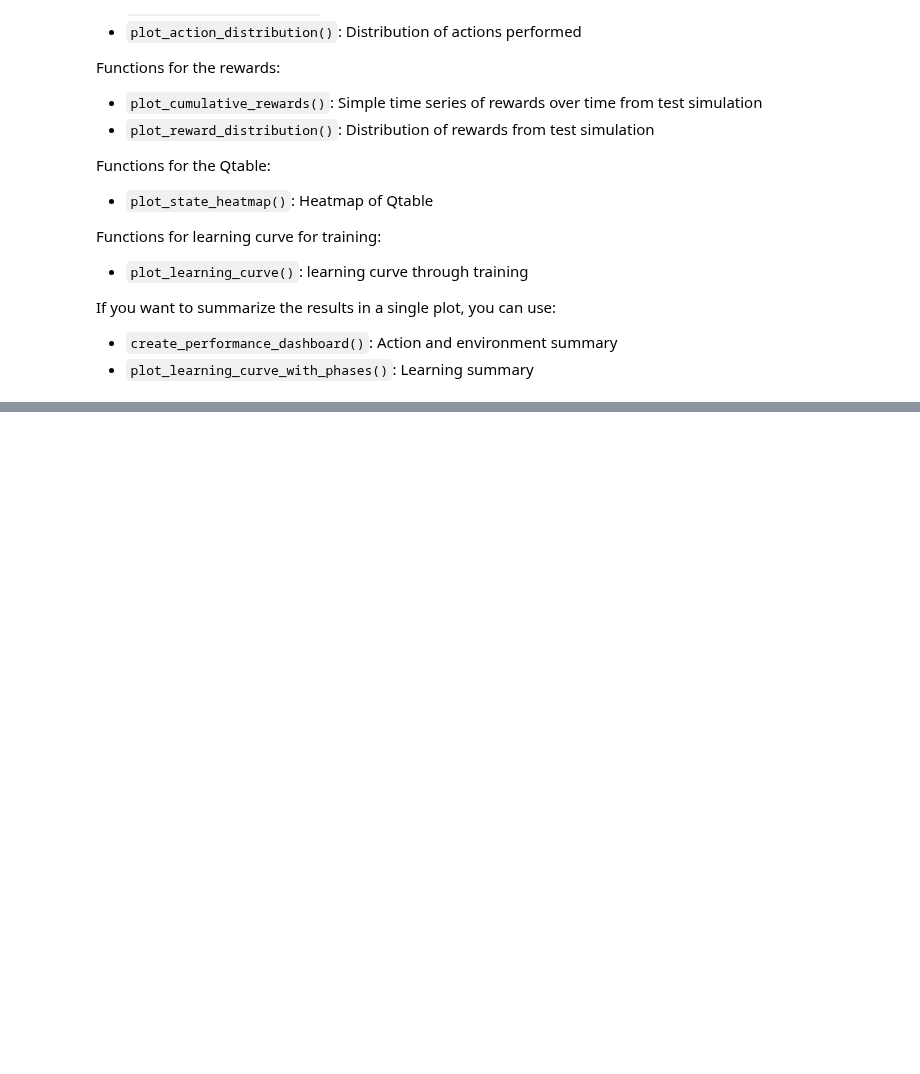
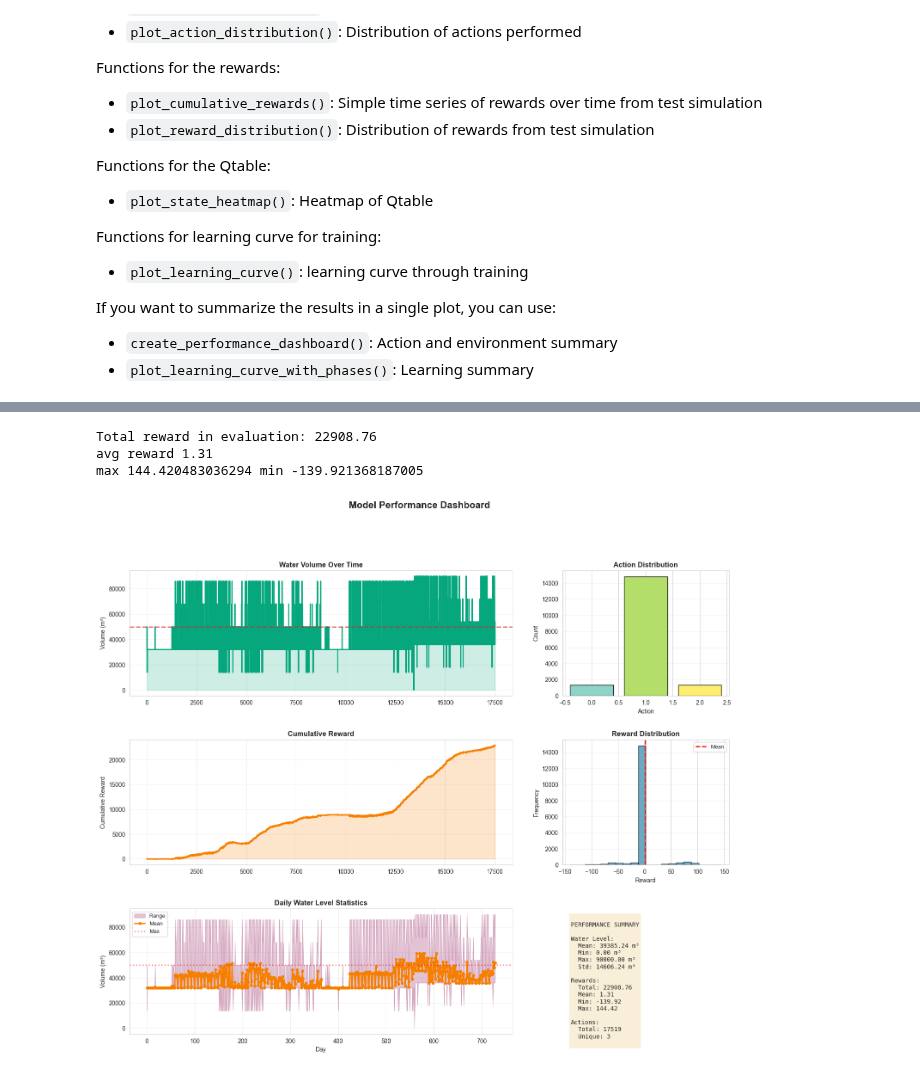
Before and after one commit to HLBurger/project-RL-hydrodam, a Jupyter notebook: notebooks/Qllearning.ipynb, the cells around one changed output, grey strips where cells are left out. Drawn from its saved outputs; the diff is of its cells as text; code cells hidden in the pictures; blank space fills up the shorter version.

```diff
--- a/notebooks/Qllearning.ipynb
+++ b/notebooks/Qllearning.ipynb
@@ -378,0 +270,27 @@ for i in range(agent.discrete_action_space):
+# %%
+TRAIN_CONFIG = {
+    "learning_rate": 0.1,
+    "simulations" : 50,
+    "epsilon": 0.6,
+    "epsilon_decay": 0.995,
+    "adaptive_epsilon" : True,
+    "adaptive_learning_rate" : True,
+    "use_reward_shaping": True,
+}
+
+parameter_dict = {
+    'learning_rate': (0.01, 1.0),
+    'epsilon': (0.01, 1.0),
+
+}
+
+#We initialize the environment and the agent
+env = HydroElectric_Test("data/train.xlsx")
+validate_env = HydroElectric_Test("data/validate.xlsx")
+
+#We select one of the wrappers
+env = number_of_actions_env_wrapper(env,3)
+validate_env = number_of_actions_env_wrapper(validate_env, 3)
+
+env.reset(seed=SEED)
+agent = QAgent(env, **AGENT_CONFIG)
@@ -378,0 +394,5 @@ for i in range(agent.discrete_action_space):
+# %%
+# We train the agent with specified parameters
+TRAIN_CONFIG["learning_rate"] = study.best_params["learning_rate"]
+TRAIN_CONFIG["epsilon"] = study.best_params["epsilon"]
+agent.train(**TRAIN_CONFIG)
@@ -378,0 +417,13 @@ for i in range(agent.discrete_action_space):
+# %%
+# We replace the environment with the validation environment and let the agent play once
+agent.env = validate_env
+agent.env.reset()
+water_levels, rewards, action_history = agent.play()
+# %% [output]
+Total reward in evaluation: 22908.76
+avg reward 1.31
+max 144.420483036294 min -139.921368187005
+# %%
+create_performance_dashboard(water_levels, rewards, action_history, max_volume = 50000)
+# %% [output]
+[figure, added]
```
Also changed, not shown: parts of 39 cells of this notebook, 1 other file.
